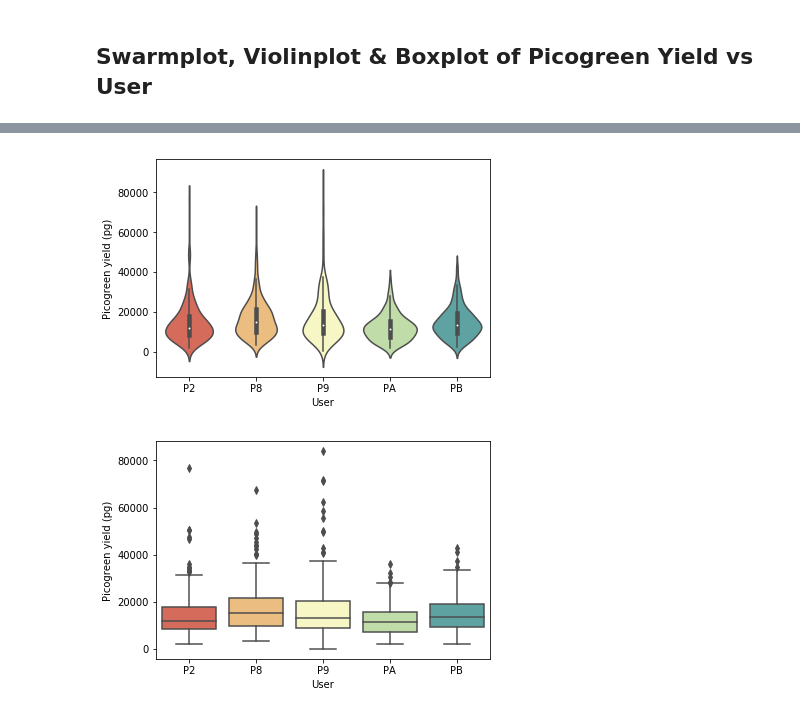
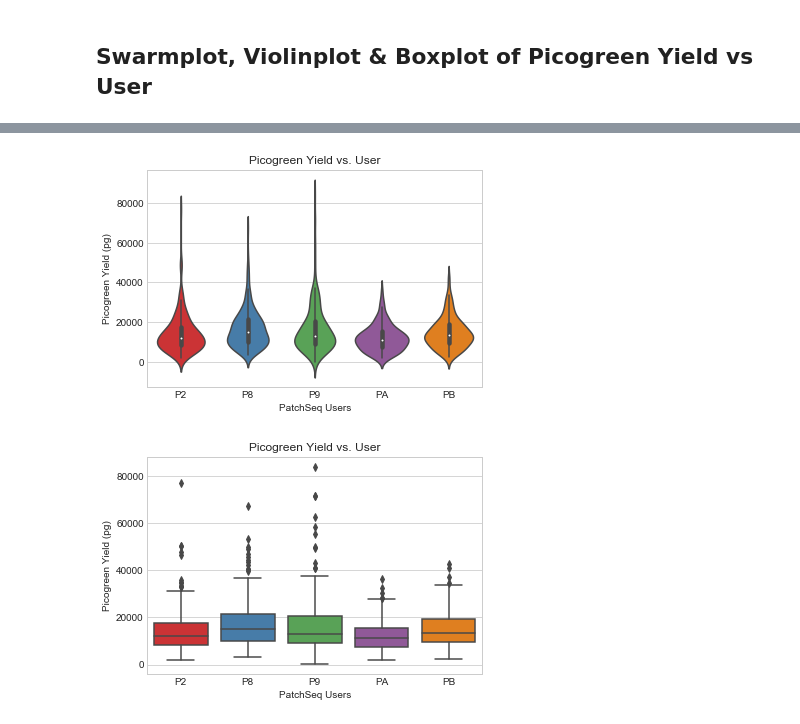
Before and after one commit to ramr24/Personal, a Jupyter notebook: picogreen_yield_vs_user.ipynb, the cells around one changed output, grey strips where cells are left out. Drawn from its saved outputs; the diff is of its cells as text; code cells hidden in the pictures.

```diff
--- a/picogreen_yield_vs_user.ipynb
+++ b/picogreen_yield_vs_user.ipynb
@@ -9,6 +9,9 @@ import seaborn as sns
 import matplotlib.pyplot as plt
 from datetime import datetime
 %matplotlib inline
+
+#Makes a white backround with gray horizontal gridmarks at y-values
+sns.set_style("whitegrid")
 # %%
 #ps = patch_seq csv file
 ps = pd.read_csv("patch_seq_log_mouse.csv")
@@ -111,10 +115,18 @@ sp = sns.swarmplot(x = "User", y = "Picogreen yield (pg)", data = ps[ps["Picogre
 # %%
 vp = sns.violinplot(x = "User", y = "Picogreen yield (pg)", data = ps[ps["Picogreen yield (pg)"] < 100000],
-                    order = ["P2", "P8", "P9", "PA", "PB"], palette = "Spectral")
+                    order = ["P2", "P8", "P9", "PA", "PB"],
+                    palette = "Set1").set_title("Picogreen Yield vs. User")
+plt.xlabel("PatchSeq Users")
+plt.ylabel("Picogreen Yield (pg)") #Redundant ylabel
+plt.savefig("vio_picogreen_yield_vs_user")
 # %% [output]
-[figure, old version]
+[figure, new version]
 # %%
 bp = sns.boxplot(x = "User", y = "Picogreen yield (pg)", data = ps[ps["Picogreen yield (pg)"] < 100000],
-                 order = ["P2", "P8", "P9", "PA", "PB"], palette = "Spectral")
+                 order = ["P2", "P8", "P9", "PA", "PB"],
+                 palette = "Set1").set_title("Picogreen Yield vs. User")
+plt.xlabel("PatchSeq Users")
+plt.ylabel("Picogreen Yield (pg)") #Redundant ylabel
+plt.savefig("box_picogreen_yield_vs_user")
 # %% [output]
-[figure, old version]
+[figure, new version]
```
Also changed, not shown: parts of 10 cells of this notebook, 9 other files.
